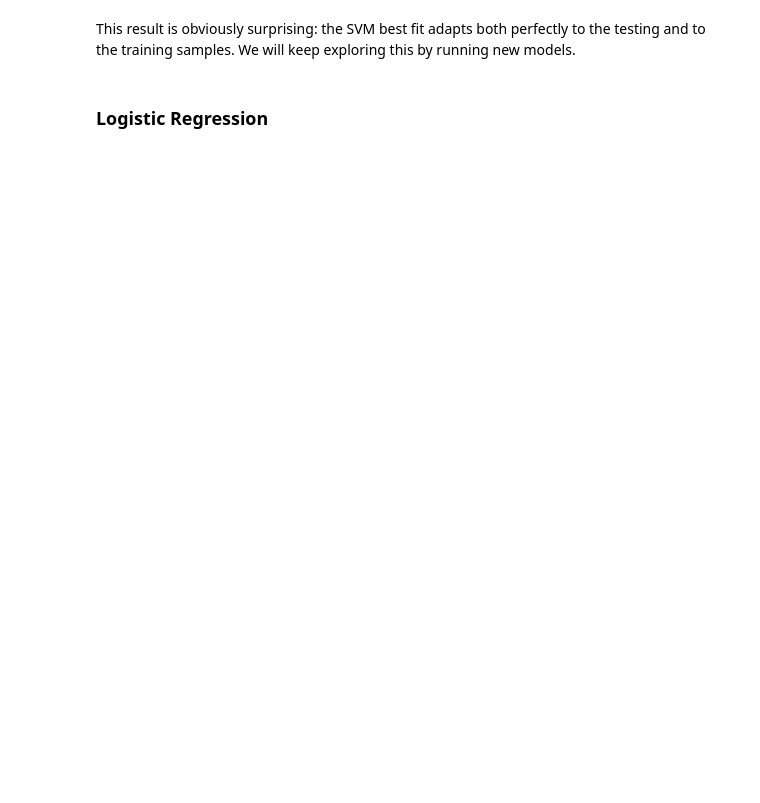
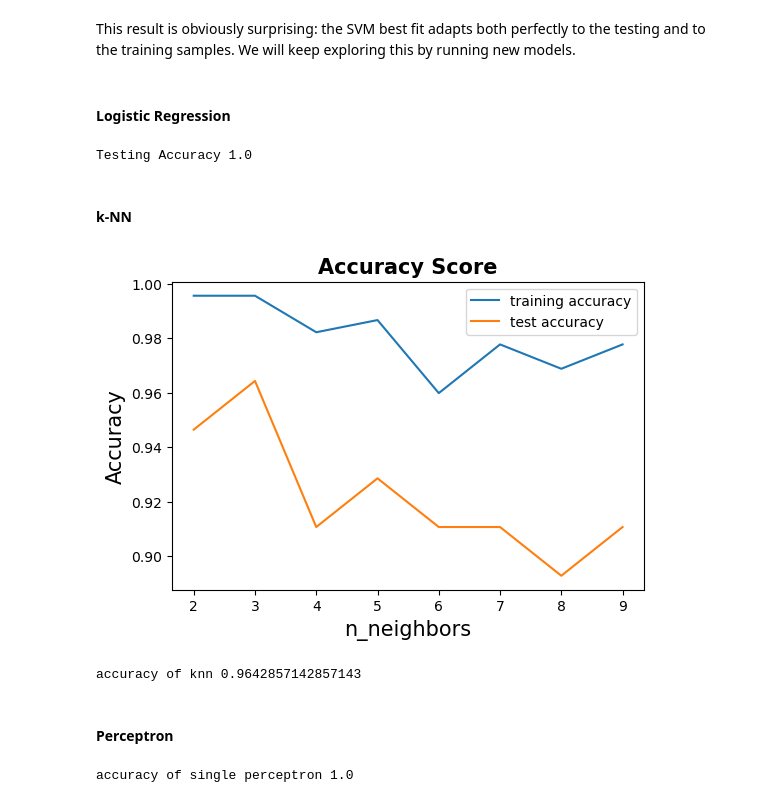
Before and after one commit to mateo-st/ML_UM, a Jupyter notebook: 3º Lab/LAB3 - Mordetzki, Stipanicic.ipynb, the cells around one changed output. Drawn from its saved outputs; the diff is of its cells as text; code cells hidden in the pictures; blank space fills up the shorter version.

```diff
--- a/3º Lab/LAB3 - Mordetzki, Stipanicic.ipynb
+++ b/3º Lab/LAB3 - Mordetzki, Stipanicic.ipynb
@@ -689,9 +749,12 @@ Training accuracy 1.0
 # %% [markdown]
 This result is obviously surprising: the SVM best fit adapts both perfectly to the testing and to the training samples. We will keep exploring this by running new models.
 # %% [markdown]
-### Logistic Regression
+#### Logistic Regression
 # %%
-logreg = LogisticRegression(solver='newton-cg').fit(X_train, y_train) #keeping C=1 a
-y_train_pred = logreg.predict(X_train)
-y_pred_log_reg = logreg.predict(X_test)
-print("accuracy of logistic reg", metrics.accuracy_score(y_test, y_pred_log_reg), "\n")
+logreg = LogisticRegression(solver='newton-cg').fit(X_train_pca, y_train_pca) #keeping C=1 a
+y_train_pred = logreg.predict(X_train_pca)
+y_pred_log_reg = logreg.predict(X_test_pca)
+
+print("Testing Accuracy", metrics.accuracy_score(y_test_pca, y_pred_log_reg), "\n")
+# %% [output]
+Testing Accuracy 1.0
@@ -719,23 +761,52 @@ for n_neighbors in neighbors_settings:
+# %% [markdown]
+#### k-NN
 # %%
+training_accuracy = []
+test_accuracy = []
+training_f1 = []
+test_f1 = []
+
+neighbors_settings = range(2,10)
+
+for n_neighbors in neighbors_settings:
+    knn = KNeighborsClassifier(n_neighbors=n_neighbors)
+    knn.fit(X_train_pca, y_train_pca)
+
+    y_train_pred_knn =knn.predict(X_train_pca)
+    y_pred_knn =knn.predict(X_test_pca)
+
+    training_accuracy.append(accuracy_score(y_train_pca,y_train_pred_knn))
+    test_accuracy.append(accuracy_score(y_test_pca, y_pred_knn))
+
+
 fig = plt.figure(figsize=(14,10))
+
 fig.subplots_adjust(hspace=0.5, wspace=0.3)
 
 fig.add_subplot(2,2,1)
 plt.plot(neighbors_settings, training_accuracy, label='training accuracy')
 plt.plot(neighbors_settings, test_accuracy, label='test accuracy')
-plt.ylabel('Accuracy',size=20)
-plt.xticks(size=15)
-plt.yticks(size=15)
-plt.xlabel('n_neighbors',size=20)
-plt.title('Accuracy Score',size=20, weight='bold')
-plt.legend([],frameon=False)
+plt.ylabel('Accuracy',size=15)
+plt.xticks(size=10)
+plt.yticks(size=10)
+plt.xlabel('n_neighbors',size=15)
+plt.title('Accuracy Score',size=15, weight='bold')
+plt.legend()
+plt.show()
+# %% [output]
+[figure, added]
 # %%
 # n neighbours = 3 seems best
-knn = KNeighborsClassifier(n_neighbors=3).fit(X_train, y_train)
-y_pred_knn = knn.predict(X_test)
-print("accuracy of knn", metrics.accuracy_score(y_test, y_pred_knn), "\n")
+knn = KNeighborsClassifier(n_neighbors=3).fit(X_train_pca, y_train_pca)
+y_pred_knn = knn.predict(X_test_pca)
+print("accuracy of knn", metrics.accuracy_score(y_test_pca, y_pred_knn), "\n")
+# %% [output]
+accuracy of knn 0.9642857142857143
+# %% [markdown]
+#### Perceptron
 # %%
-from sklearn.linear_model import Perceptron
-percept = Perceptron(random_state=42).fit(X_train, y_train)
-y_pred_percept = percept.predict(X_test)
-print("accuracy of single perceptron", metrics.accuracy_score(y_test, y_pred_percept), "\n")
+percept = Perceptron(random_state=42).fit(X_train_pca, y_train_pca)
+y_pred_percept = percept.predict(X_test_pca)
+print("accuracy of single perceptron", metrics.accuracy_score(y_test_pca, y_pred_percept), "\n")
+# %% [output]
+accuracy of single perceptron 1.0
```
Also changed, not shown: parts of 25 cells of this notebook, 1 other file.
